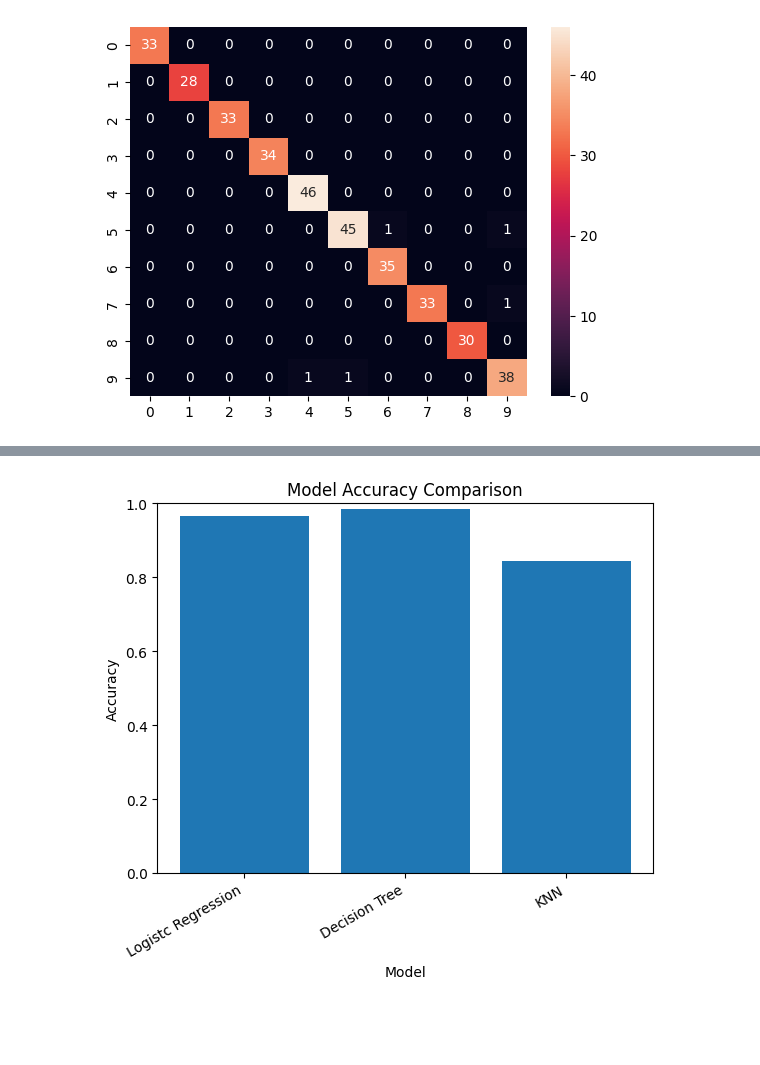
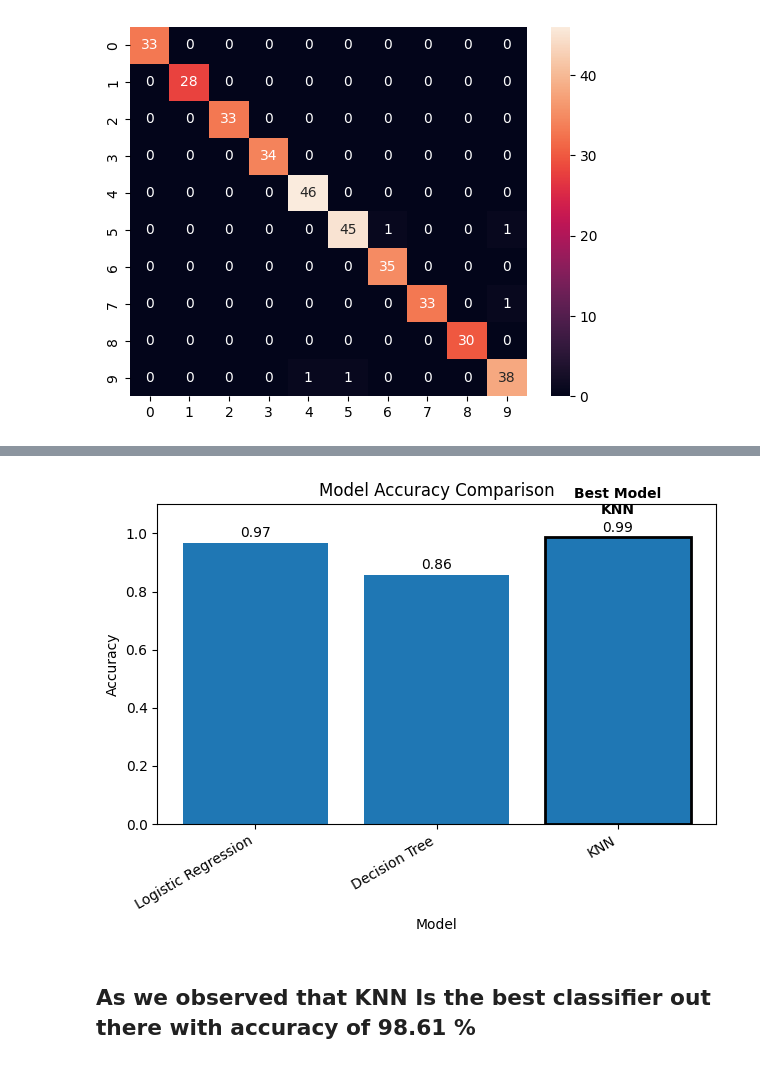
Before and after one commit to Salmankhan3/ML-week4, a Jupyter notebook: multiclass_classification.ipynb, the cells around one changed output, grey strips where cells are left out. Cells and saved outputs as stored; diff of their text form; code cells hidden in the pictures; blank space fills up the shorter version.

```diff
--- a/multiclass_classification.ipynb
+++ b/multiclass_classification.ipynb
@@ -176,14 +176,32 @@ Confusion metrix for Decision Tree Model
-# %%
-models = ['Logistc Regression','Decision Tree','KNN']
-accuracies=[log_accuracy,KNN_accuracy,DT_accuracy]
-plt.bar(models,accuracies)
-plt.savefig('comparing-model-accuracy.png')
-plt.xlabel('Model')
-plt.ylabel('Accuracy')
-plt.title("Model Accuracy Comparison")
-plt.ylim(0, 1)
-plt.xticks(rotation=30)
-plt.xticks(rotation=30,ha='right')
-plt.show()
-# %% [output]
-[figure, removed]
+# %%
+import numpy as np
+import matplotlib.pyplot as plt
+models = ['Logistic Regression', 'Decision Tree', 'KNN']
+accuracies = [log_accuracy, DT_accuracy, KNN_accuracy]
+best_idx = np.argmax(accuracies)
+best_model = models[best_idx]
+best_accuracy = accuracies[best_idx]
+bars = plt.bar(models, accuracies)
+bars[best_idx].set_edgecolor('black')
+bars[best_idx].set_linewidth(2)
+for i, acc in enumerate(accuracies):
+    plt.text(i, acc + 0.02, f"{acc:.2f}", ha='center')
+plt.text(
+    best_idx,
+    best_accuracy + 0.08,
+    f"Best Model\n{best_model}",
+    ha='center',
+    fontweight='bold'
+)
+plt.xlabel('Model')
+plt.ylabel('Accuracy')
+plt.title("Model Accuracy Comparison")
+plt.ylim(0, 1.1)
+plt.xticks(rotation=30, ha='right')
+plt.tight_layout()
+plt.savefig('comparing-model-accuracy.png')
+plt.show()
+# %% [output]
+[figure, added]
+# %% [markdown]
+## As we observed that KNN Is the best classifier out there with accuracy of 98.61 %
```
Also changed, not shown: parts of 2 cells of this notebook.
